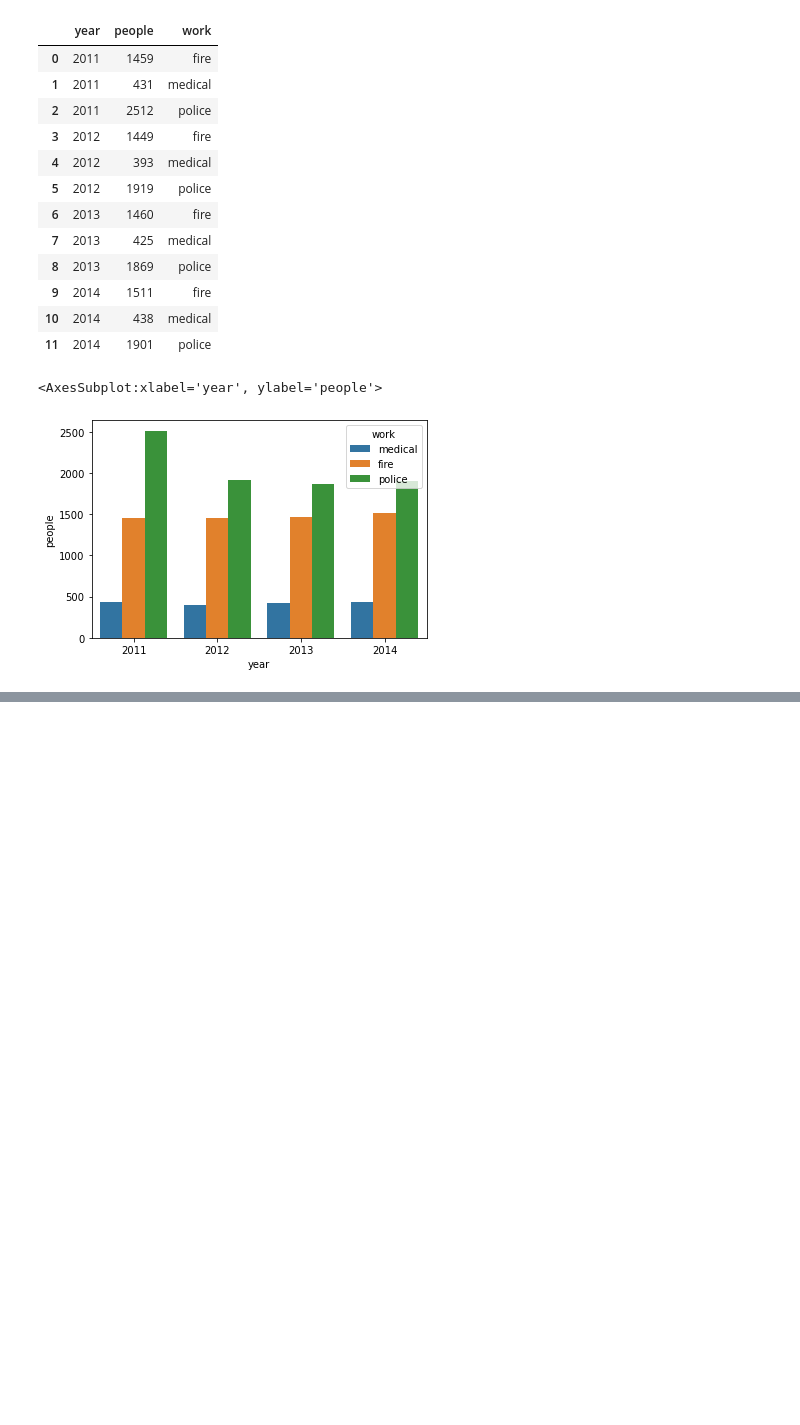
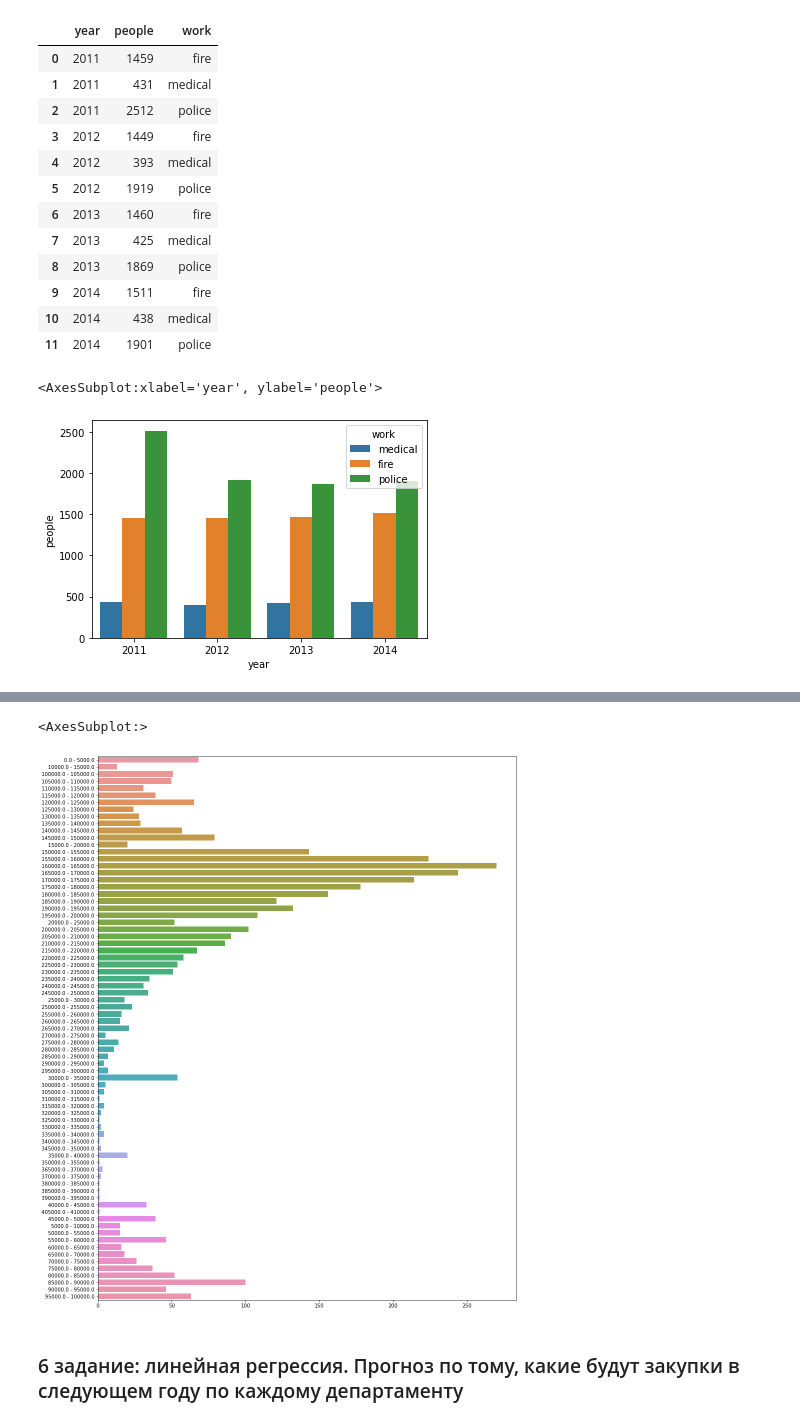
Before and after one commit to Arouse972188/Project, a Jupyter notebook: Проект.ipynb, the cells around one changed output, grey strips where cells are left out. Drawn from its saved outputs; the diff is of its cells as text; code cells hidden in the pictures; blank space fills up the shorter version.

```diff
--- a/Проект.ipynb
+++ b/Проект.ipynb
@@ -515,0 +782,9 @@ sns.barplot(x='year', y='people', hue='work', hue_order=['medical', 'fire', 'pol
+# %%
+a4['hist']=(a4[1]//5000)*5000
+# %%
+a4['hist']=a4['hist'].map(lambda x: str(x) +' - '+ str((x + 5000)))
+# %%
+a4_hist = a4.groupby('hist').count()
+# %%
+a4_hist=a4_hist.reset_index()
+a4_hist
@@ -515,0 +805,9 @@ sns.barplot(x='year', y='people', hue='work', hue_order=['medical', 'fire', 'pol
+# %%
+#Распределение зарплат по кол-ву людей за 2014 год
+plt.figure(figsize=(15,20))
+sns.barplot(data=a4_hist, x=a4_hist[1].tolist(), y= a4_hist['hist'].tolist())
+# %% [output]
+<AxesSubplot:>
+[figure, added]
+# %% [markdown]
+### 6 задание: линейная регрессия. Прогноз по тому, какие будут закупки в следующем году по каждому департаменту
```
Also changed, not shown: parts of 80 cells of this notebook.
